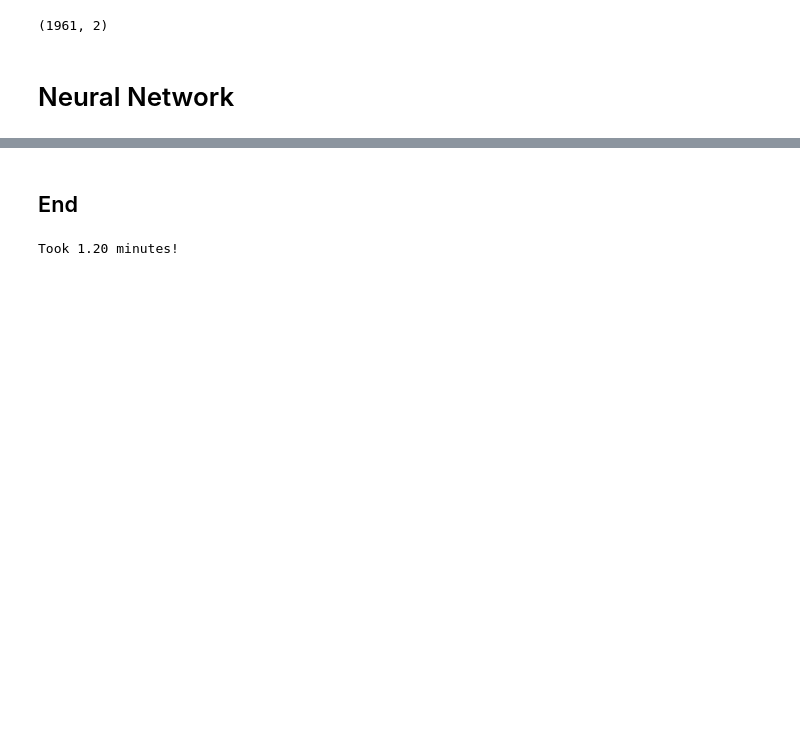
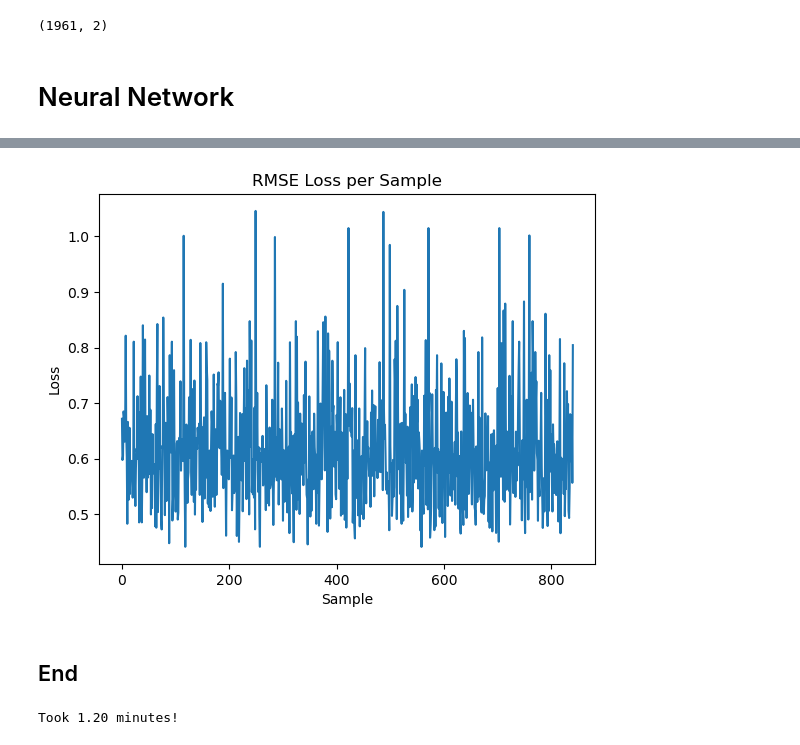
Before and after one commit to johnvelgakis/ChronologicalAttribution, a Jupyter notebook: ChronologicalAttribution.ipynb, the cells around one changed output, grey strips where cells are left out. Cells and saved outputs as stored; diff of their text form; code cells hidden in the pictures; blank space fills up the shorter version.

Commit message:
eval with test set

```diff
--- a/ChronologicalAttribution.ipynb
+++ b/ChronologicalAttribution.ipynb
@@ -538,0 +275,22 @@ Mean RMSE: 0.120620061410591
+# %%
+# Find the fold with the lowest validation loss
+best_fold_index = np.argmin([np.min(loss) for loss in rmseValidation])
+best_model = Sequential()
+best_model.add(Dense(64, input_dim=X_train_vect.shape[1], activation='relu'))
+best_model.add(Dense(2, activation='linear'))
+best_model.compile(loss=rmse_custom, optimizer=SGD(learning_rate=0.005, momentum=0.0, nesterov=False))
+best_model.fit(X_train_vect, scaled_labels_train, epochs=10, batch_size=32, verbose=0)
+
+# Load the weights of the best model
+best_model_weights = model.get_weights()
+# %%
+# Get predictions for the test set
+predictions = best_model.predict(X_test_vect)
+
+# Calculate loss for each sample
+sample_losses = np.sqrt(np.mean(np.square(predictions - scaled_labels_test), axis=1))
+
+# Calculate overall mean loss
+mean_loss = np.mean(sample_losses)
+
+print(f'Overall Mean Loss: {mean_loss:.3f}')
@@ -539,3 +300,12 @@ Mean RMSE: 0.120620061410591
+# %%
+
+plt.plot(sample_losses)
+plt.title('RMSE Loss per Sample')
+plt.xlabel('Sample')
+plt.ylabel('Loss')
+plt.show()
+# %% [output]
+[figure, added]
 # %% [markdown]
 ## End
 # %%
```
Also changed, not shown: parts of 14 cells of this notebook.
